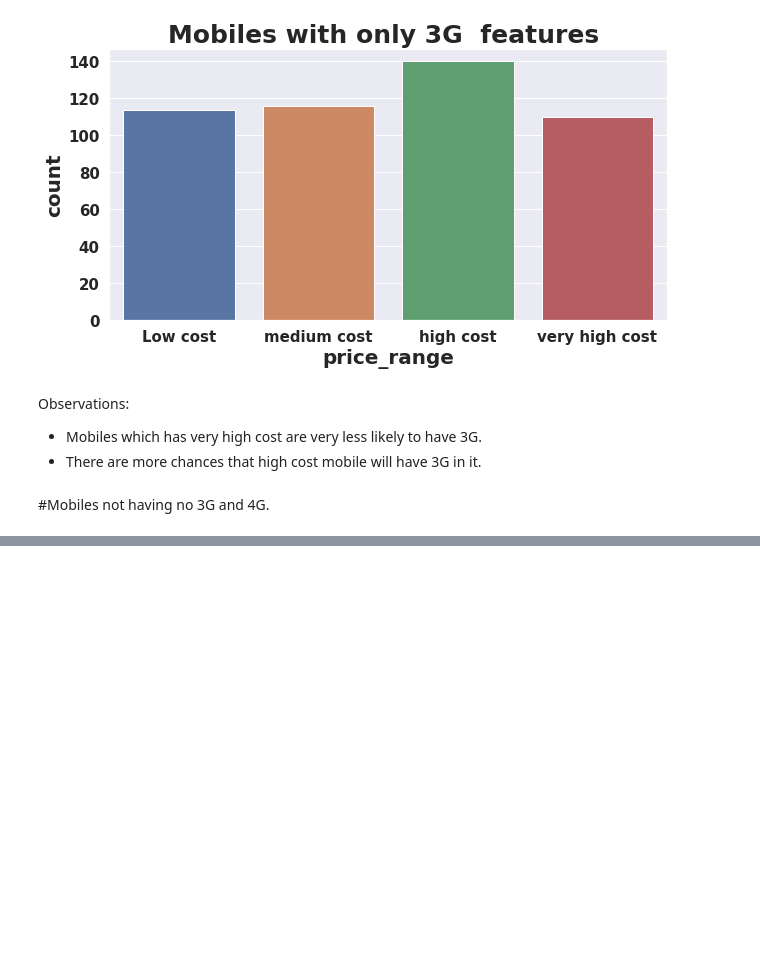
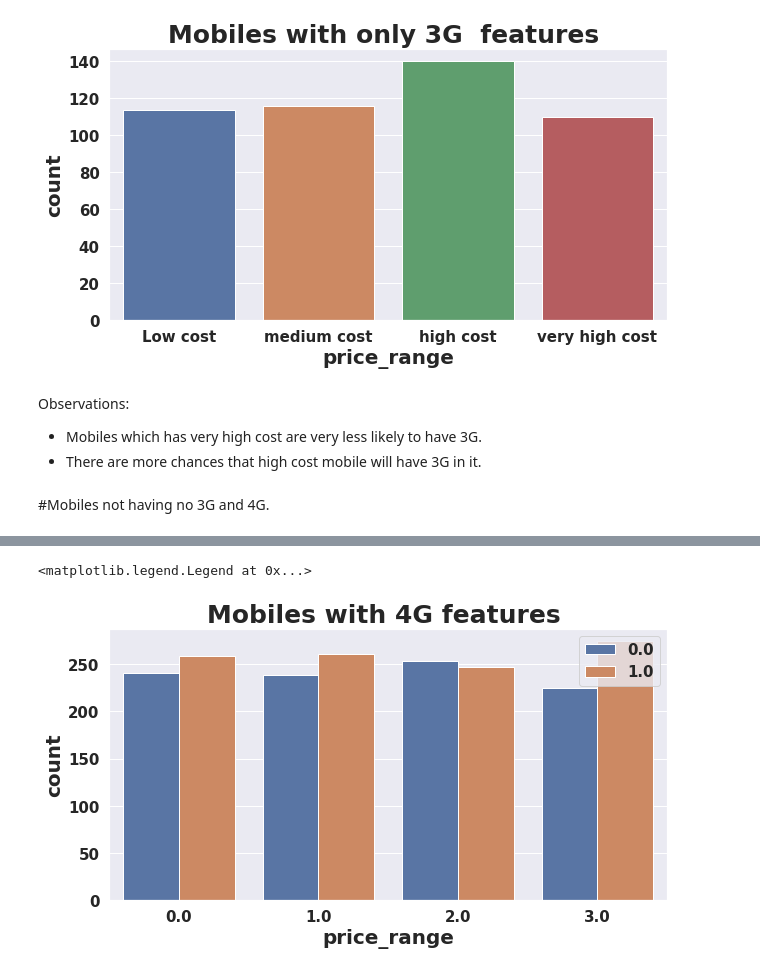
Before and after one commit to PremPatil0129/MobilePriceRangePrediction, a Jupyter notebook: MobilePriceRangePrediction.ipynb, the cells around one changed output, grey strips where cells are left out. Drawn from its saved outputs; the diff is of its cells as text; code cells hidden in the pictures; blank space fills up the shorter version.

```diff
--- a/MobilePriceRangePrediction.ipynb
+++ b/MobilePriceRangePrediction.ipynb
@@ -469,0 +509,8 @@ No_3g_4G_df=mobile_data[(mobile_data['three_g']!=1) & (mobile_data['four_g']!=1)
+# %%
+plt.figure(figsize=(10, 5))
+sns.countplot(mobile_data['price_range'],hue=mobile_data['four_g'])
+plt.title("Mobiles with 4G features ")
+plt.legend(loc='best')
+# %% [output]
+<matplotlib.legend.Legend at 0x...>
+[figure, added]
```
Also changed, not shown: parts of 12 cells of this notebook.
